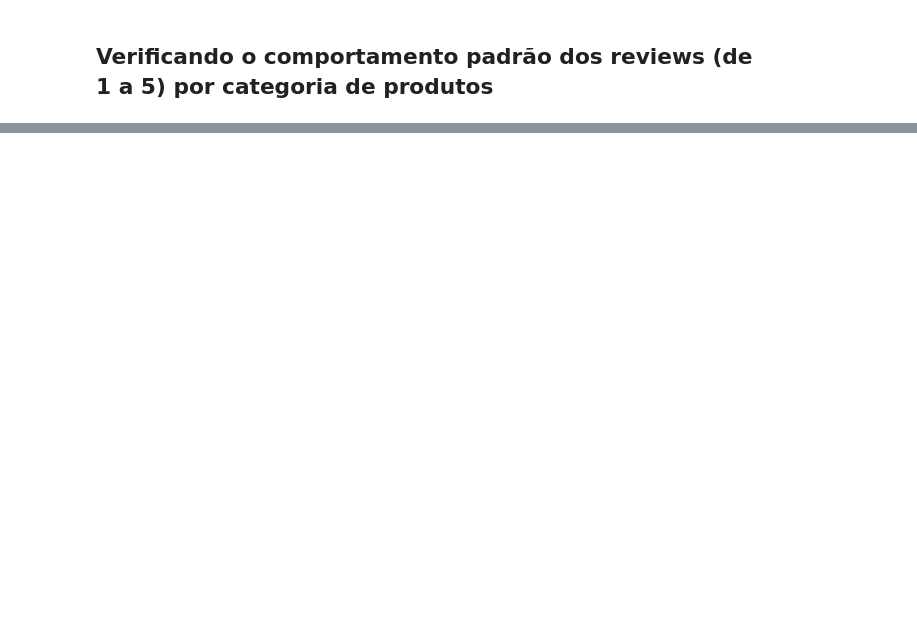
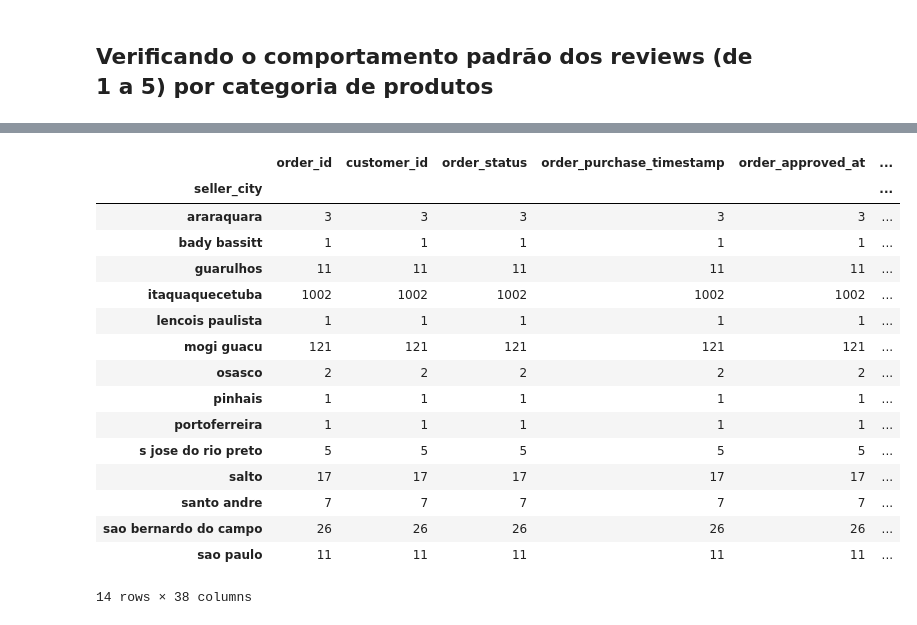
Before and after one commit to petersonrs/projetostack, a Jupyter notebook: analise_exploratoria.ipynb, the cells around one changed output, grey strips where cells are left out. Cells and saved outputs as stored; diff of their text form; code cells hidden in the pictures; blank space fills up the shorter version.

```diff
--- a/analise_exploratoria.ipynb
+++ b/analise_exploratoria.ipynb
@@ -187,0 +171,6 @@ Reviews_category
+# %%
+# Selecionando do dado geral apenas movéis de escritório que saíram de SP
+selecao_venda_sp = (df['seller_state']=='SP')& (df['product_category_name']=='moveis_escritorio')
+# %%
+df_venda_sp = df[selecao_venda_sp]
+df_venda_sp.info()
@@ -187,0 +195,22 @@ Reviews_category
+# %%
+# Fazendo contagem de vendas por cidade de SP
+cidades_venda = df_venda_sp.groupby(['seller_city']).count()
+cidades_venda.head(20)
+# %% [output]
+|  | order_id | customer_id | order_status | order_purchase_timestamp | order_approved_at | ... |
+| seller_city |  |  |  |  |  | ... |
+| araraquara | 3 | 3 | 3 | 3 | 3 | ... |
+| bady bassitt | 1 | 1 | 1 | 1 | 1 | ... |
+| guarulhos | 11 | 11 | 11 | 11 | 11 | ... |
+| itaquaquecetuba | 1002 | 1002 | 1002 | 1002 | 1002 | ... |
+| lencois paulista | 1 | 1 | 1 | 1 | 1 | ... |
+| mogi guacu | 121 | 121 | 121 | 121 | 121 | ... |
+| osasco | 2 | 2 | 2 | 2 | 2 | ... |
+| pinhais | 1 | 1 | 1 | 1 | 1 | ... |
+| portoferreira | 1 | 1 | 1 | 1 | 1 | ... |
+| s jose do rio preto | 5 | 5 | 5 | 5 | 5 | ... |
+| salto | 17 | 17 | 17 | 17 | 17 | ... |
+| santo andre | 7 | 7 | 7 | 7 | 7 | ... |
+| sao bernardo do campo | 26 | 26 | 26 | 26 | 26 | ... |
+| sao paulo | 11 | 11 | 11 | 11 | 11 | ... |
+14 rows × 38 columns
```
Also changed, not shown: parts of 29 cells of this notebook, 4 other files.
